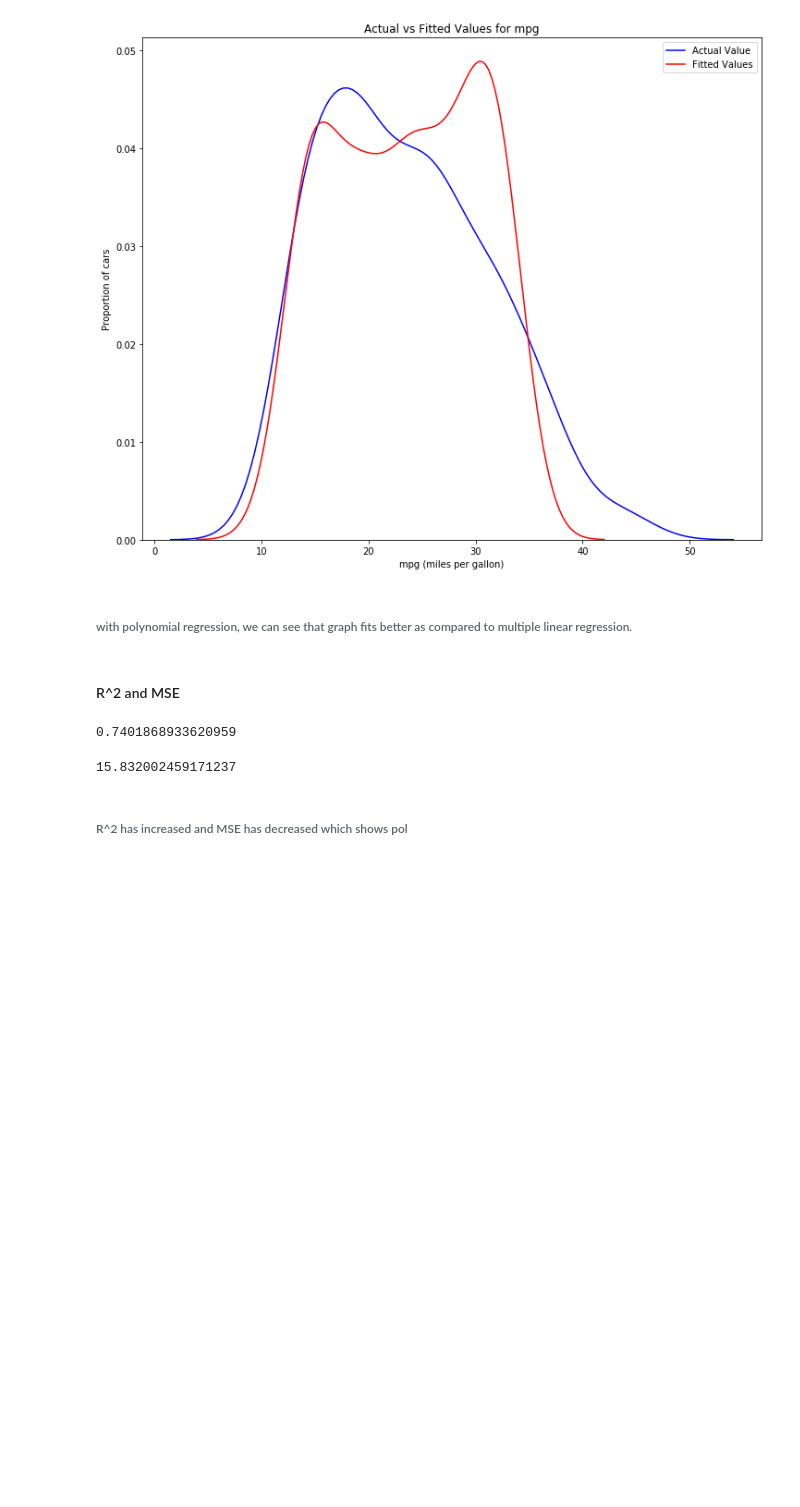
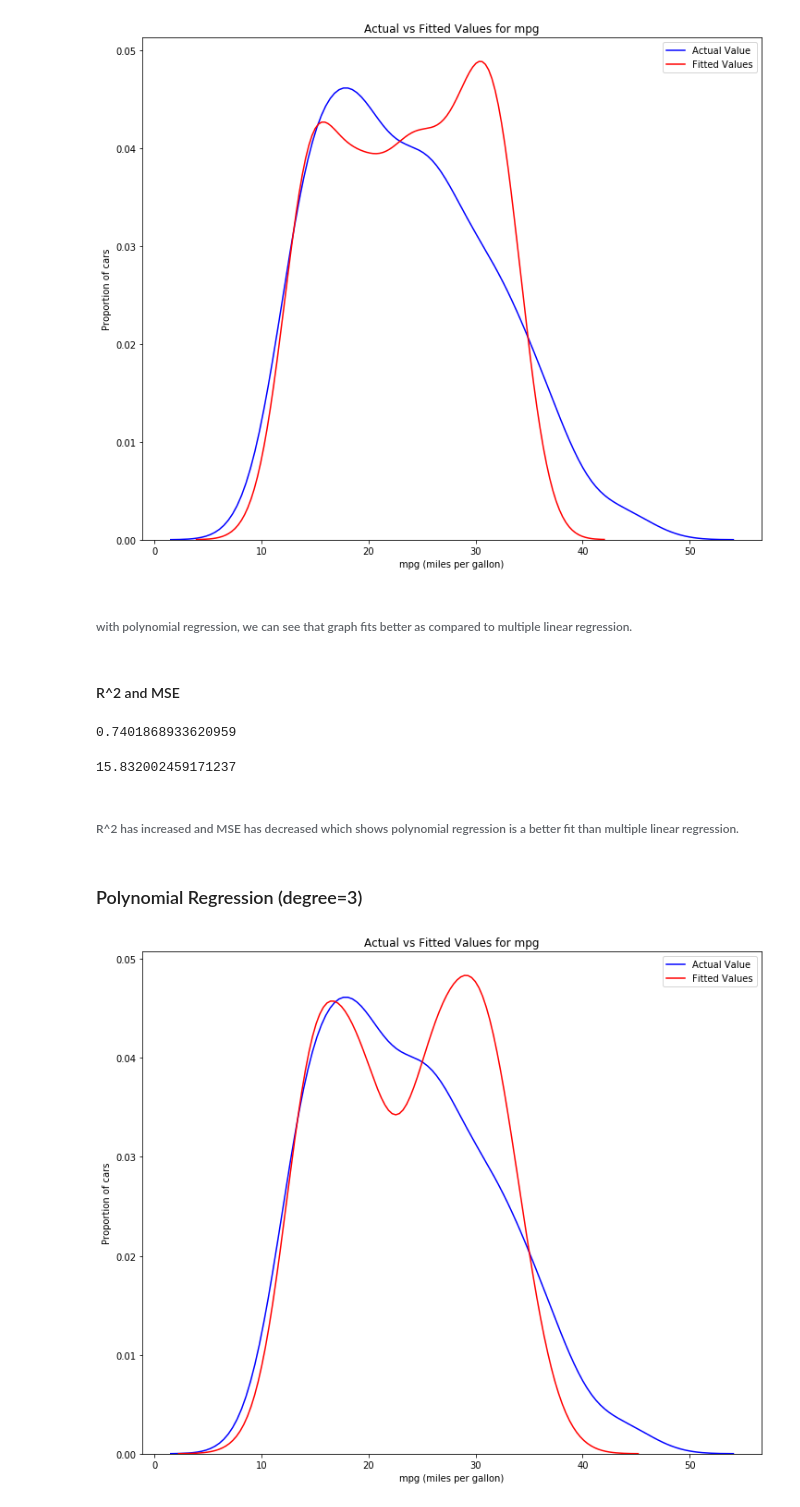
Before and after one commit to AmmaraRazzaq/ML-Regression, a Jupyter notebook: linearRegression.ipynb, the cells around one changed output. Saved outputs shown, nothing was run; the diff lists cells and outputs as text; code cells hidden in the pictures; blank space fills up the shorter version.

Commit message:
polynomial regression with degree=3

```diff
--- a/linearRegression.ipynb
+++ b/linearRegression.ipynb
@@ -238,4 +238,36 @@ mean_squared_error(df['mpg'], ypipe)
 # %% [output]
 15.832002459171237
 # %% [markdown]
-###### R^2 has increased and MSE has decreased which shows pol
+###### R^2 has increased and MSE has decreased which shows polynomial regression is a better fit than multiple linear regression.
+# %% [markdown]
+### Polynomial Regression (degree=3)
+# %%
+#input
+Input = [('scale',StandardScaler()),('polynomial',PolynomialFeatures(degree=3)),('model',LinearRegression())]
+
+#pipeline constructor
+pipe = Pipeline(Input)
+
+#train
+pipe.fit(X,df['mpg'])
+
+#predict
+ypipe = pipe.predict(X)
+# %%
+width=12
+height=10
+plt.figure(figsize=(width, height))
+
+
+ax1 = sns.distplot(df['mpg'], hist=False, color="b", label="Actual Value")
+sns.distplot(ypipe, hist=False, color="r", label="Fitted Values" , ax=ax1)
+
+
+plt.title('Actual vs Fitted Values for mpg')
+plt.xlabel('mpg (miles per gallon)')
+plt.ylabel('Proportion of cars')
+
+plt.show()
+plt.close()
+# %% [output]
+[figure, added]
```
